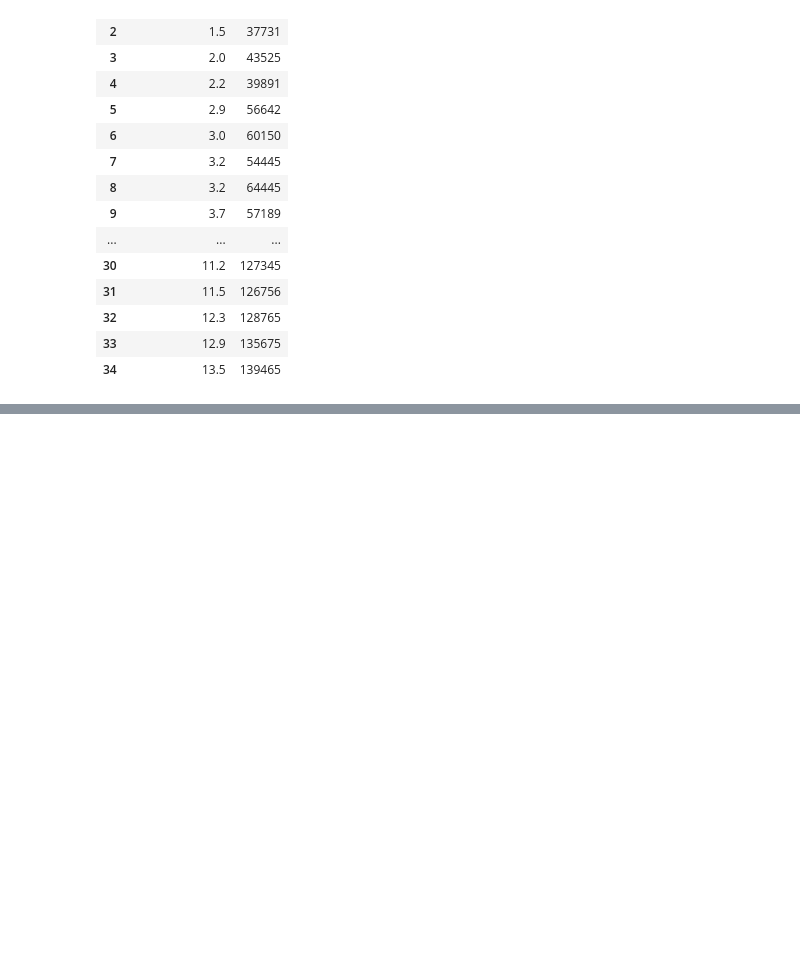
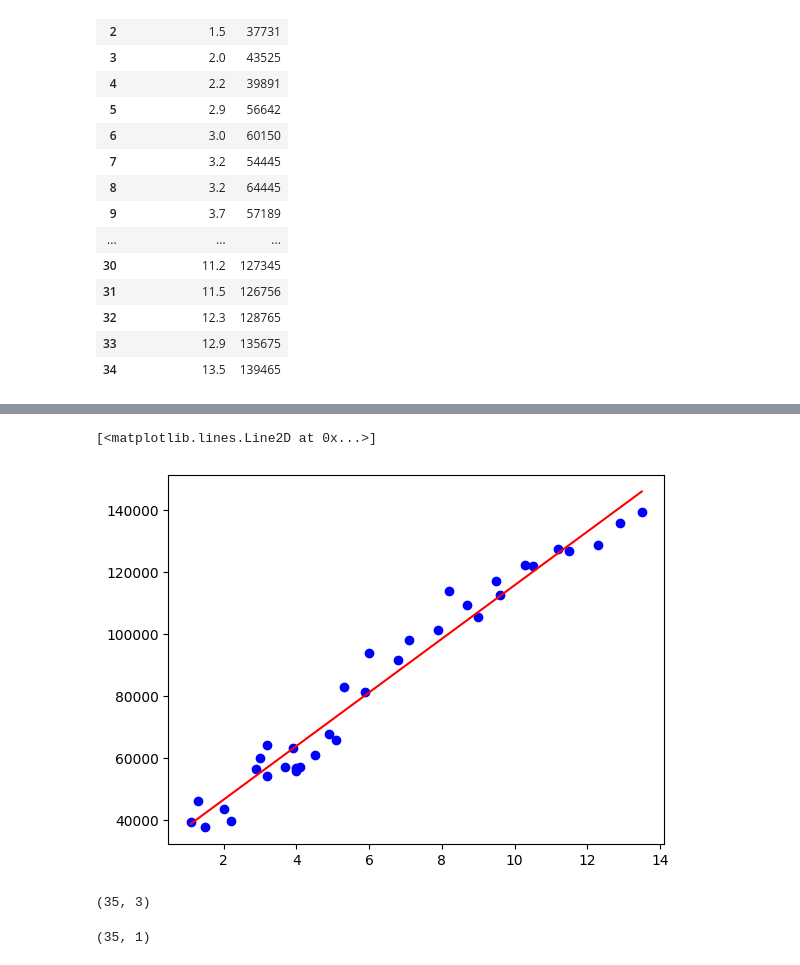
Before and after one commit to hedhoud/AI_projects, a Jupyter notebook: salary_prediction.ipynb, the cells around one changed output, grey strips where cells are left out. Cells and saved outputs as stored; diff of their text form; code cells hidden in the pictures; blank space fills up the shorter version.

```diff
--- a/salary_prediction.ipynb
+++ b/salary_prediction.ipynb
@@ -25,10 +25,16 @@ salary_data
 | 33 | 12.9 | 135675 |
 | 34 | 13.5 | 139465 |
 # %%
-Salary = salary_data.iloc[:,0].values
-years = salary_data.iloc[:,1].values # we can put -1 also like  salary_data.iloc[:,-1].values
+Salary = salary_data.iloc[:,0].values.reshape(-1, 1)
+years = salary_data.iloc[:,1].values.reshape(-1, 1) # we can put -1 also like  salary_data.iloc[:,-1].values
 # %%
 # visualization
 # %%
 from sklearn.model_selection import train_test_split
-x_train,x_test,y_train_y_test = train_test_split(Salary,years, test_size=0.2, random_state=0)
+x_train, x_test, y_train, y_test = train_test_split(Salary,years, test_size=0.2, random_state=0)
+# %%
+from sklearn.linear_model import LinearRegression
+
+regressor = LinearRegression()
+# %%
+regressor.fit(x_train,y_train)
@@ -34,0 +64,6 @@ x_train,x_test,y_train_y_test = train_test_split(Salary,years, test_size=0.2, ra
+# %%
+plt.scatter(Salary,years, color='b')
+plt.plot(Salary, regressor.predict(Salary), color='r')
+# %% [output]
+[<matplotlib.lines.Line2D at 0x...>]
+[figure, added]
@@ -34,0 +75,8 @@ x_train,x_test,y_train_y_test = train_test_split(Salary,years, test_size=0.2, ra
+# %%
+x_poly.shape
+# %% [output]
+(35, 3)
+# %%
+Salary.shape
+# %% [output]
+(35, 1)
```
Also changed, not shown: parts of 10 cells of this notebook, 2 other files.
